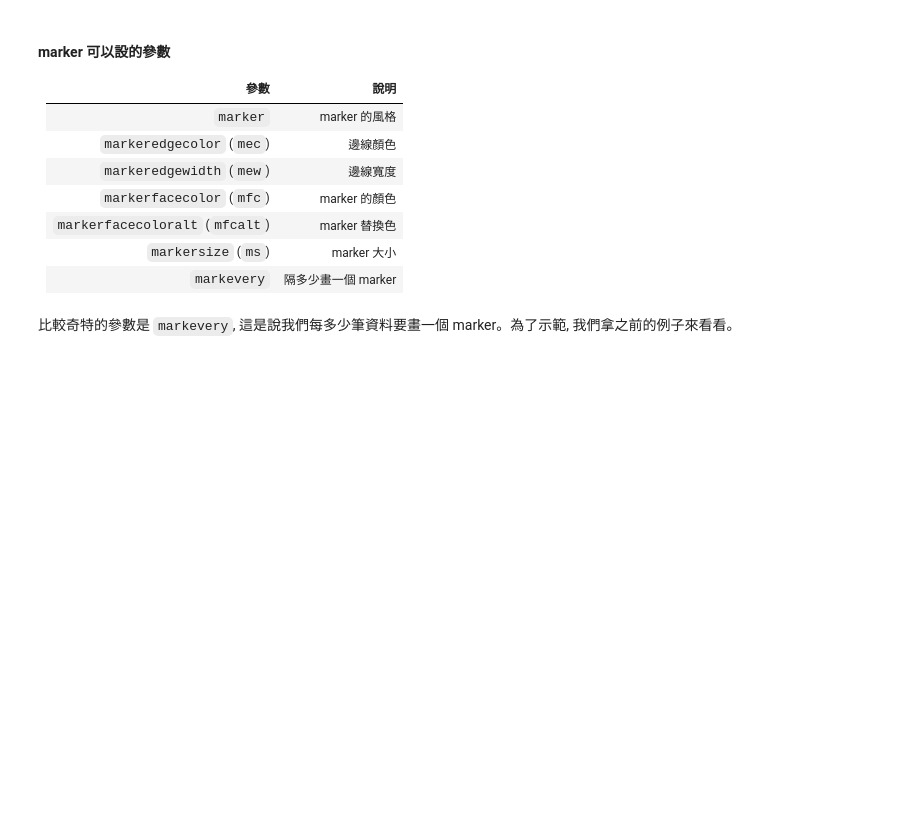
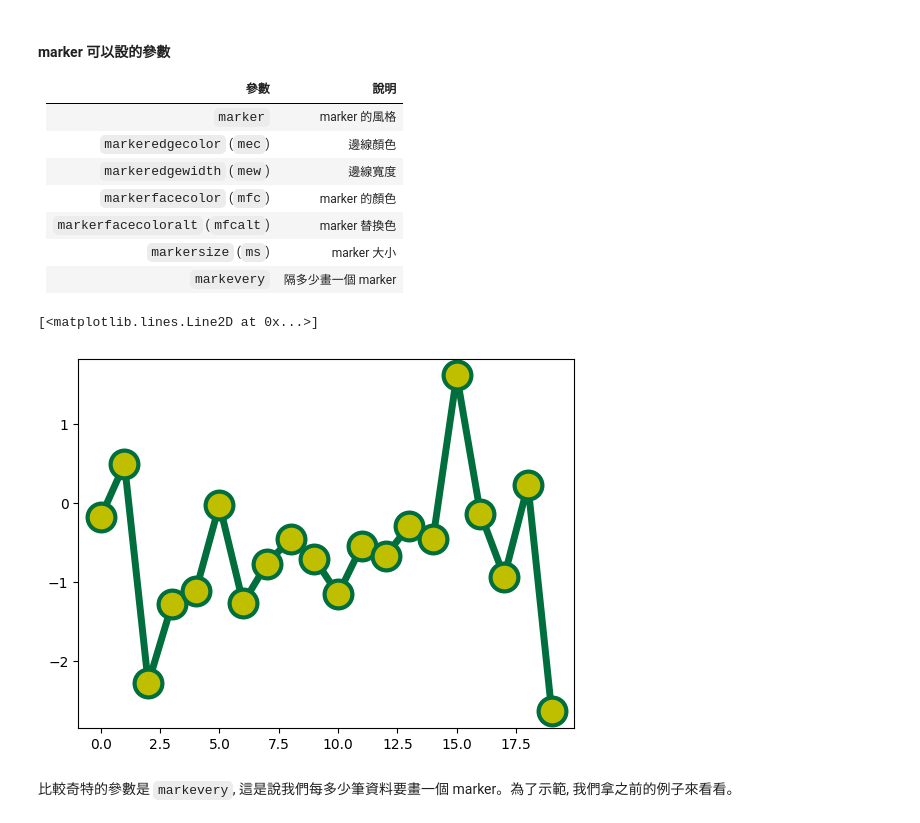
Before and after one commit to nelsonchchang/IMLP, a Jupyter notebook: Unit02/2.3.2_Matplotlib資料視覺化.ipynb, the cells around one changed output. Drawn from its saved outputs; the diff is of its cells as text; code cells hidden in the pictures; blank space fills up the shorter version.

Commit message:
matplotlib - 4

```diff
--- a/Unit02/2.3.2_Matplotlib資料視覺化.ipynb
+++ b/Unit02/2.3.2_Matplotlib資料視覺化.ipynb
@@ -242,5 +242,10 @@ plt.plot(x, y, marker='o')
 | `markerfacecoloralt` (`mfcalt`) | marker 替換色 |
 | `markersize` (`ms`) | marker 大小 |
 | `markevery` | 隔多少畫一個 marker |
+# %%
+plt.plot(x, y, c=(0,0.43,0.24), lw=5, marker='o', mfc='y', mew=3, ms=20)
+# %% [output]
+[<matplotlib.lines.Line2D at 0x...>]
+[figure, added]
 # %% [markdown]
 比較奇特的參數是 `markevery`, 這是說我們每多少筆資料要畫一個 marker。為了示範, 我們拿之前的例子來看看。
```
Also changed, not shown: parts of 8 cells of this notebook.
